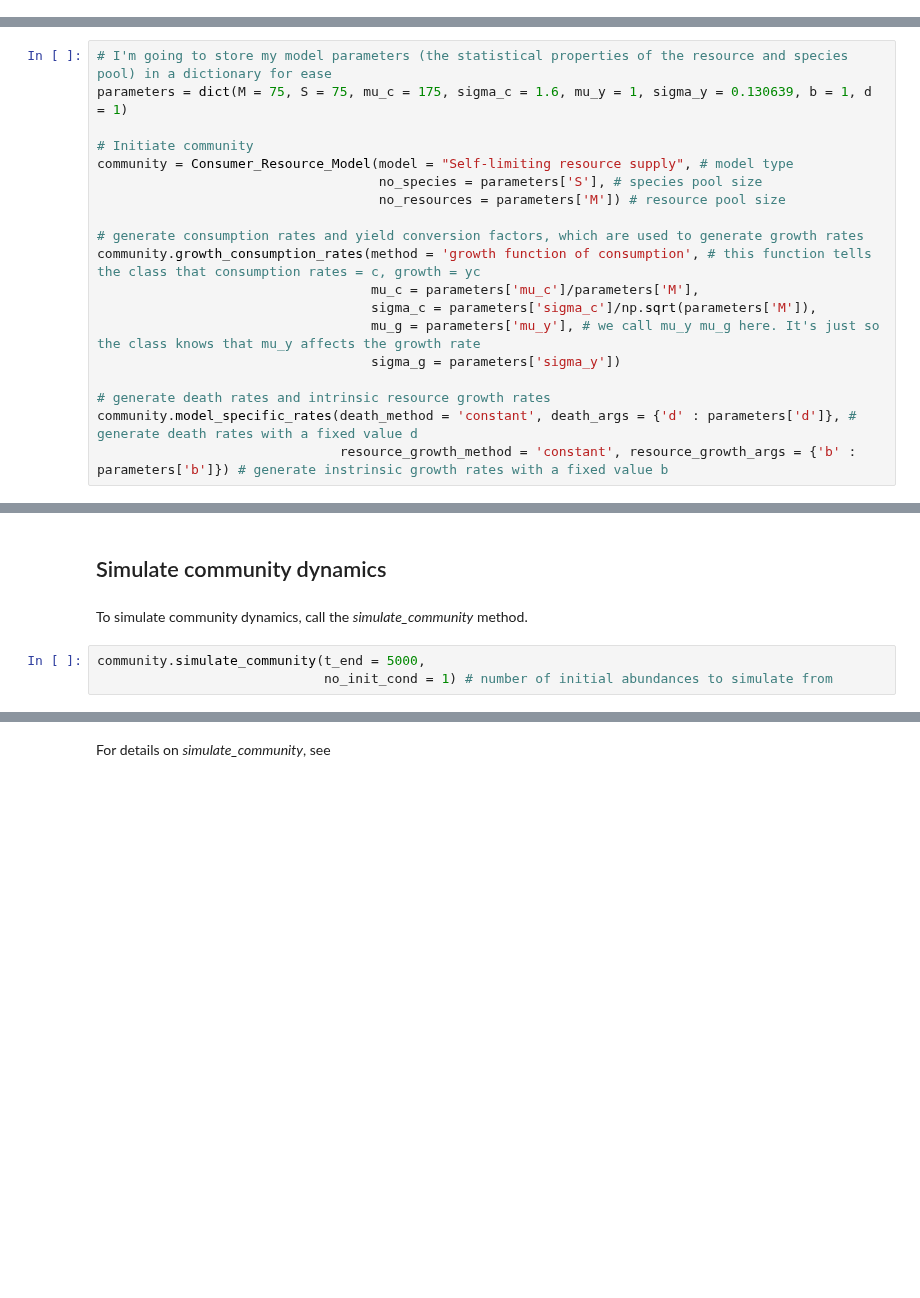
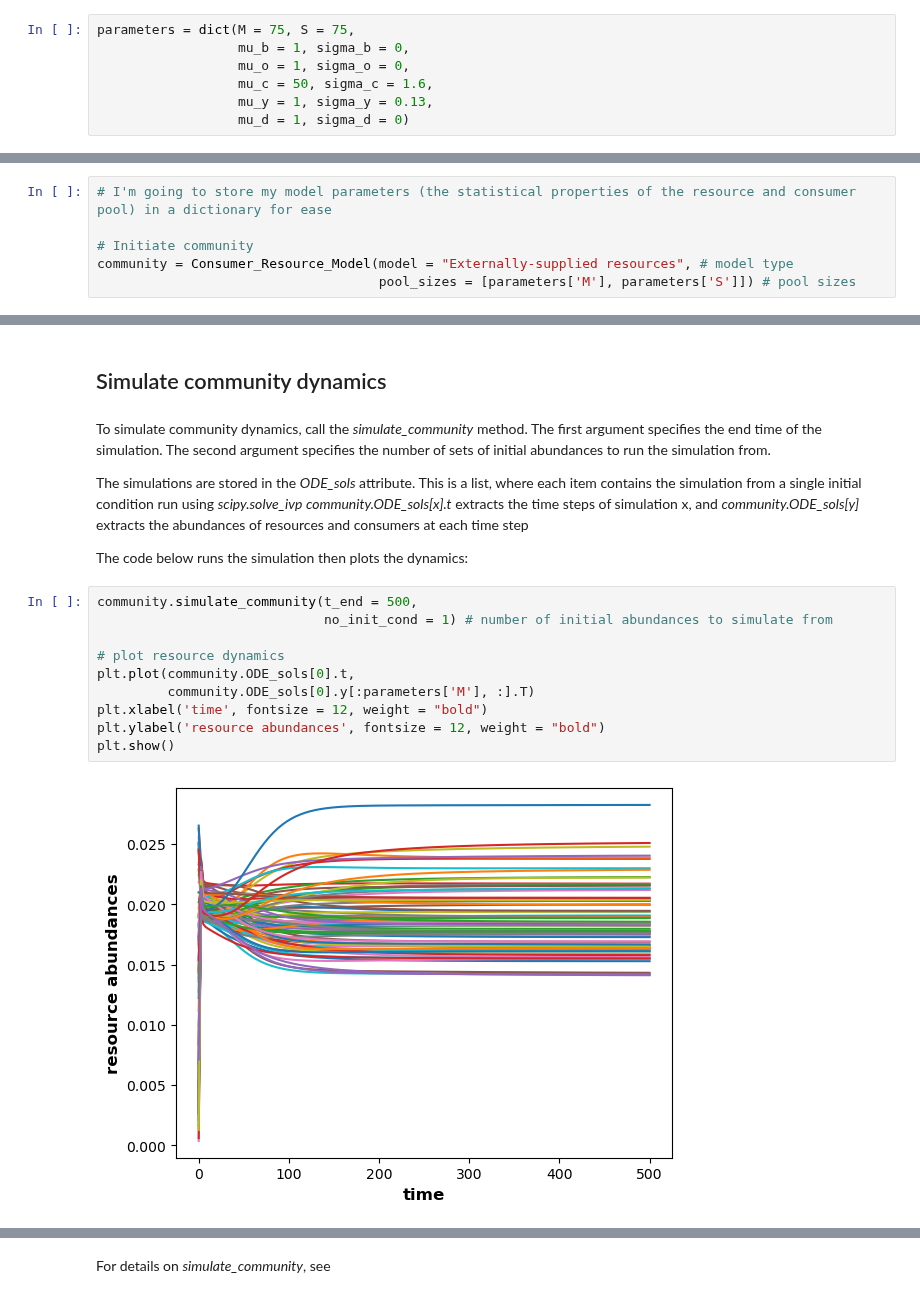
Before and after one commit to JamilaRowlandChandler/Ecological-Dynamics-Consumer-Resource-Models, a Jupyter notebook: Example notebooks/Running simulations.ipynb, the cells around one changed output, grey strips where cells are left out. Cells and saved outputs as stored; diff of their text form; blank space fills up the shorter version.

```diff
--- a/Example notebooks/Running simulations.ipynb
+++ b/Example notebooks/Running simulations.ipynb
@@ -30,0 +63,7 @@ Then, you call the *growth_consumption_rates* and *model_specific_rates* to gene
+# %%
+parameters = dict(M = 75, S = 75,
+                  mu_b = 1, sigma_b = 0,
+                  mu_o = 1, sigma_o = 0,
+                  mu_c = 50, sigma_c = 1.6,
+                  mu_y = 1, sigma_y = 0.13,
+                  mu_d = 1, sigma_d = 0)
@@ -31,19 +74,6 @@ Then, you call the *growth_consumption_rates* and *model_specific_rates* to gene
 # %%
-# I'm going to store my model parameters (the statistical properties of the resource and species pool) in a dictionary for ease
-parameters = dict(M = 75, S = 75, mu_c = 175, sigma_c = 1.6, mu_y = 1, sigma_y = 0.130639, b = 1, d = 1)
+# I'm going to store my model parameters (the statistical properties of the resource and consumer pool) in a dictionary for ease
 
 # Initiate community
-community = Consumer_Resource_Model(model = "Self-limiting resource supply", # model type
-                                    no_species = parameters['S'], # species pool size
-                                    no_resources = parameters['M']) # resource pool size
-
-# generate consumption rates and yield conversion factors, which are used to generate growth rates
-community.growth_consumption_rates(method = 'growth function of consumption', # this function tells the class that consumption rates = c, growth = yc
-                                   mu_c = parameters['mu_c']/parameters['M'],
-                                   sigma_c = parameters['sigma_c']/np.sqrt(parameters['M']),
-                                   mu_g = parameters['mu_y'], # we call mu_y mu_g here. It's just so the class knows that mu_y affects the growth rate
-                                   sigma_g = parameters['sigma_y'])
-
-# generate death rates and intrinsic resource growth rates
-community.model_specific_rates(death_method = 'constant', death_args = {'d' : parameters['d']}, # generate death rates with a fixed value d
-                               resource_growth_method = 'constant', resource_growth_args = {'b' : parameters['b']}) # generate instrinsic growth rates with a fixed value b
+community = Consumer_Resource_Model(model = "Externally-supplied resources", # model type
+                                    pool_sizes = [parameters['M'], parameters['S']]) # pool sizes
@@ -100,6 +148,23 @@ Initialise community:
 ## Simulate community dynamics
 # %% [markdown]
 To simulate community dynamics, call the *simulate_community* method.
+The first argument specifies the end time of the simulation.
+The second argument specifies the number of sets of initial abundances to run the simulation from.
+
+The simulations are stored in the *ODE_sols* attribute.
+This is a list, where each item contains the simulation from a single initial condition run using *scipy.solve_ivp*
+*community.ODE_sols[x].t* extracts the time steps of simulation x, and *community.ODE_sols[y]* extracts the abundances of resources and consumers at each time step
+
+The code below runs the simulation then plots the dynamics:
 # %%
-community.simulate_community(t_end = 5000,
+community.simulate_community(t_end = 500,
                              no_init_cond = 1) # number of initial abundances to simulate from
+
+# plot resource dynamics
+plt.plot(community.ODE_sols[0].t,
+         community.ODE_sols[0].y[:parameters['M'], :].T)
+plt.xlabel('time', fontsize = 12, weight = "bold")
+plt.ylabel('resource abundances', fontsize = 12, weight = "bold")
+plt.show()
+# %% [output]
+[figure, added]
```
Also changed, not shown: parts of 23 cells of this notebook, 25 other files.
